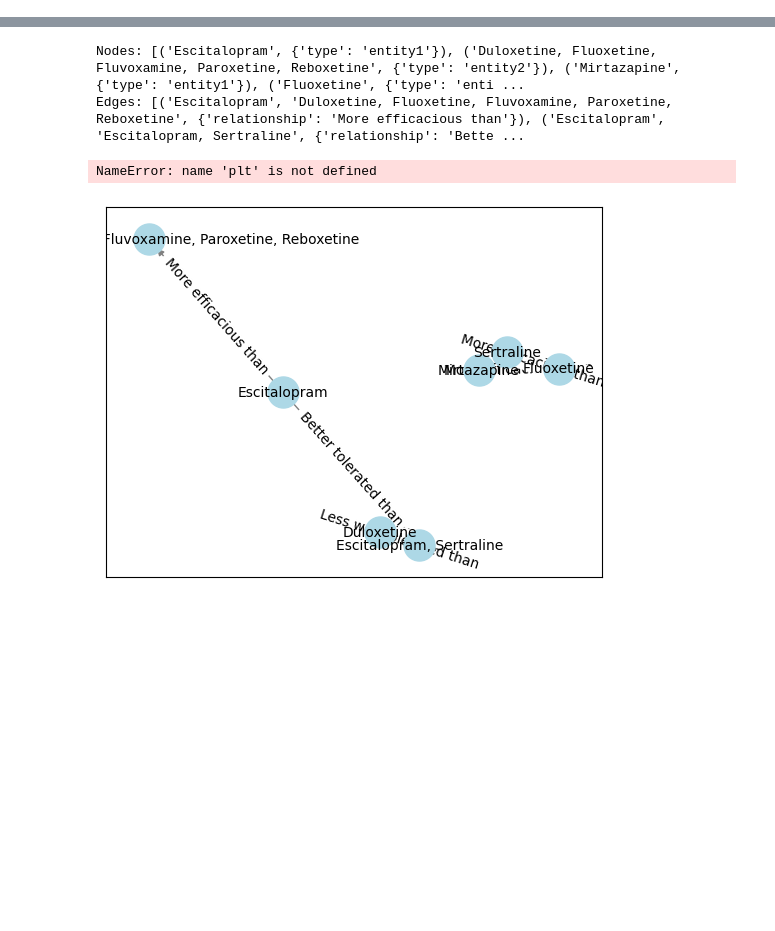
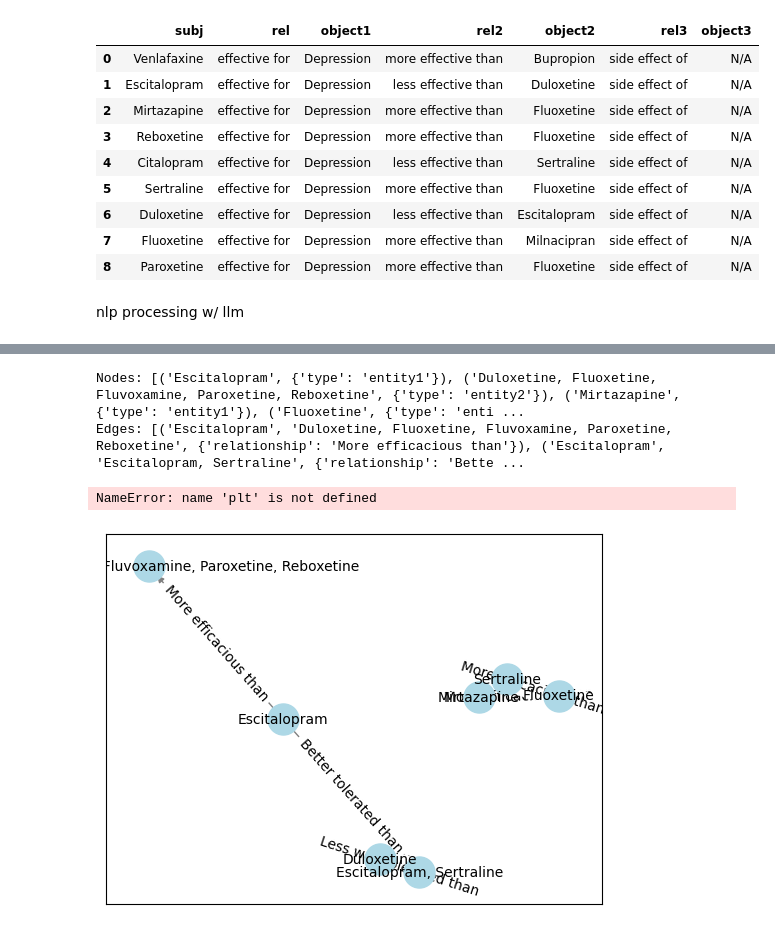
Before and after one commit to rishikasrinivas/KnowledgeGraphMentalHealth, a Jupyter notebook: model.ipynb, the cells around one changed output, grey strips where cells are left out. Saved outputs shown, nothing was run; the diff lists cells and outputs as text; code cells hidden in the pictures; blank space fills up the shorter version.

```diff
--- a/model.ipynb
+++ b/model.ipynb
@@ -115,0 +235,25 @@ cand_name= message_content.value.replace(".", ""). strip()
+# %%
+data = {"subj": ["Venlafaxine", "Escitalopram", "Mirtazapine", "Reboxetine", "Citalopram", "Sertraline", "Duloxetine", "Fluoxetine", "Paroxetine"],
+        "rel": ["effective for", "effective for", "effective for", "effective for", "effective for", "effective for", "effective for", "effective for", "effective for"],
+        "object1": ["Depression", "Depression", "Depression", "Depression", "Depression", "Depression", "Depression", "Depression", "Depression"],
+        "rel2": ["more effective than", "less effective than", "more effective than", "more effective than",
+                 "less effective than", "more effective than", "less effective than", "more effective than", "more effective than"],
+         "object2": ["Bupropion", "Duloxetine", "Fluoxetine", "Fluoxetine", "Sertraline",
+                     "Fluoxetine", "Escitalopram", "Milnacipran", "Fluoxetine"],
+        "rel3": ["side effect of", "side effect of", "side effect of", "side effect of", "side effect of", "side effect of", "side effect of", "side effect of", "side effect of"],
+        "object3": ["N/A", "N/A", "N/A", "N/A", "N/A", "N/A", "N/A", "N/A", "N/A"]}
+# %%
+pd.DataFrame(data)
+# %% [output]
+|  | subj | rel | object1 | rel2 | object2 | rel3 | object3 |
+| 0 | Venlafaxine | effective for | Depression | more effective than | Bupropion | side effect of | N/A |
+| 1 | Escitalopram | effective for | Depression | less effective than | Duloxetine | side effect of | N/A |
+| 2 | Mirtazapine | effective for | Depression | more effective than | Fluoxetine | side effect of | N/A |
+| 3 | Reboxetine | effective for | Depression | more effective than | Fluoxetine | side effect of | N/A |
+| 4 | Citalopram | effective for | Depression | less effective than | Sertraline | side effect of | N/A |
+| 5 | Sertraline | effective for | Depression | more effective than | Fluoxetine | side effect of | N/A |
+| 6 | Duloxetine | effective for | Depression | less effective than | Escitalopram | side effect of | N/A |
+| 7 | Fluoxetine | effective for | Depression | more effective than | Milnacipran | side effect of | N/A |
+| 8 | Paroxetine | effective for | Depression | more effective than | Fluoxetine | side effect of | N/A |
+# %% [markdown]
+nlp processing w/ llm
```
Also changed, not shown: parts of 23 cells of this notebook.
